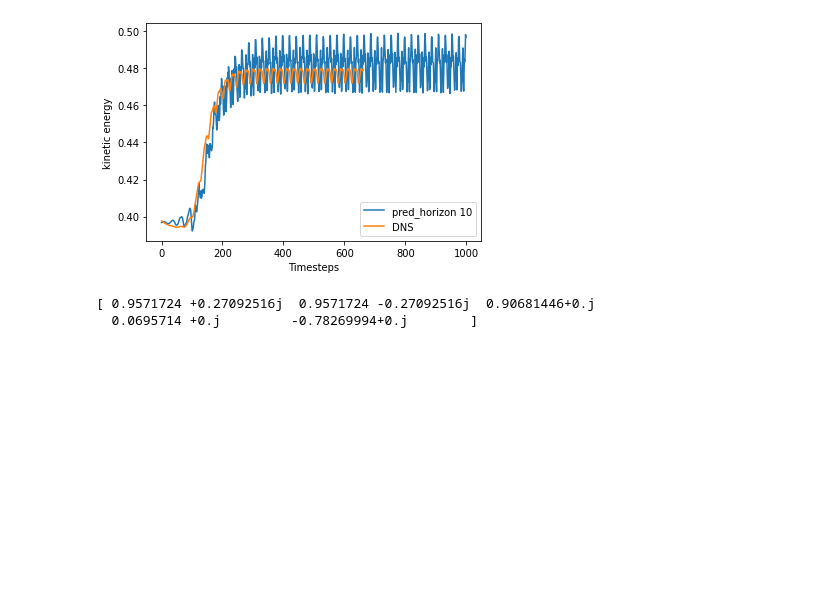
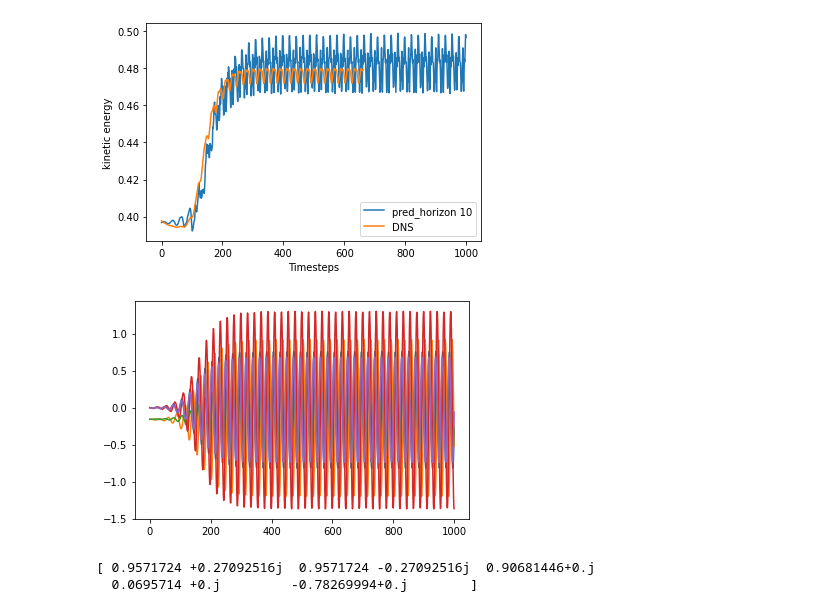
Before and after one commit to RigasLab/MZ-AE, a Jupyter notebook: Notebooks/eval_model_notebook_2Dcyl_multimodel_multistep_Exp4.ipynb, the cells around one changed output. Drawn from its saved outputs; the diff is of its cells as text; code cells hidden in the pictures; blank space fills up the shorter version.

```diff
--- a/Notebooks/eval_model_notebook_2Dcyl_multimodel_multistep_Exp4.ipynb
+++ b/Notebooks/eval_model_notebook_2Dcyl_multimodel_multistep_Exp4.ipynb
@@ -189,27 +176,0 @@ for i in range(100,150):
-# %%
-for i in range (1):
-    plt.figure()
-    plt.plot(Phi_nn_hat.cpu().numpy()[i,:,0], label = "Predicted")
-    plt.plot(Phi_nn.cpu().numpy()[i,:,0], label = "DNS")
-    plt.legend()
-
-plt.ylabel("u0")
-plt.xlabel("Timesteps")
-plt.figure()
-plt.semilogy(State_MSE.cpu().numpy())
-plt.xlabel("Timesteps")
-plt.ylabel("MSE")
-plt.legend()
-# %%
-for i in range (1):
-    plt.figure()
-    plt.plot(koop_out.cpu().numpy()[i,:,1], label = "Koopman Predicted")
-    plt.plot(seqmodel_out.cpu().numpy()[i,:,1], label = "Seqmodel Predicted")
-    plt.plot(Phi_nn_hat.cpu().numpy()[i,:,1], label = "DNS")
-    plt.legend()
-
-plt.figure()
-plt.semilogy(State_MSE.cpu().numpy())
-plt.xlabel("Timesteps")
-plt.ylabel("MSE")
-plt.legend()
@@ -239,7 +180,7 @@ timesteps = 1000
 initial_step = 0
 initial_conditions = Phi_nn[:,initial_step,:].to(models[0].device)
 
-x_hat = []
+x_ms_hat = []
 Phi_ms_hat = torch.zeros((len(models),1,timesteps+1,models[0].statedim)).to(models[0].device)
 Phi_ms_koop = torch.zeros((len(models),1,timesteps,models[0].statedim)).to(models[0].device)
 
@@ -247,7 +188,7 @@ print("ic shape:", initial_conditions.shape)
 
 for i in range(len(models)):
     x_hat_temp, Phi_ms_hat[i], Phi_ms_koop[i] = models[i].predict_multistep(initial_conditions, timesteps)
-    x_hat.append(x_hat_temp)
+    x_ms_hat.append(x_hat_temp)
 print(Phi_ms_hat.shape, Phi_ms_koop.shape)
 # %% [output]
 ic shape: torch.Size([1, 7938])
@@ -310,6 +251,13 @@ plt.ylabel("kinetic energy")
 (4, 1, 1000)
 Text(0, 0.5, 'kinetic energy')
 [figure]
+# %%
+#plotting mode evolution
+model_num = 0
+for n in range(models[model_num].num_obs):
+    plt.plot(x_ms_hat[model_num][0,:,n].cpu().numpy(), label = f"Mode {n}")
+# %% [output]
+[figure, added]
 # %%
 for i in range (100,200,5):
     plt.figure()
```
Also changed, not shown: parts of 3 cells of this notebook, 5 other files.
